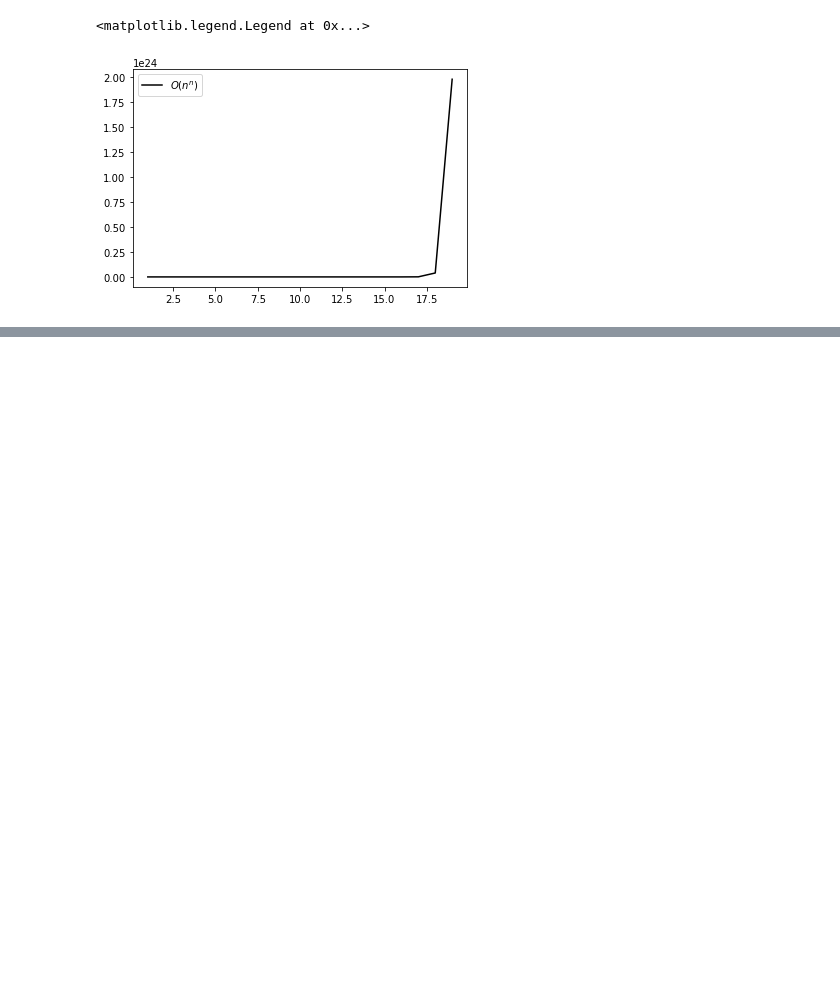
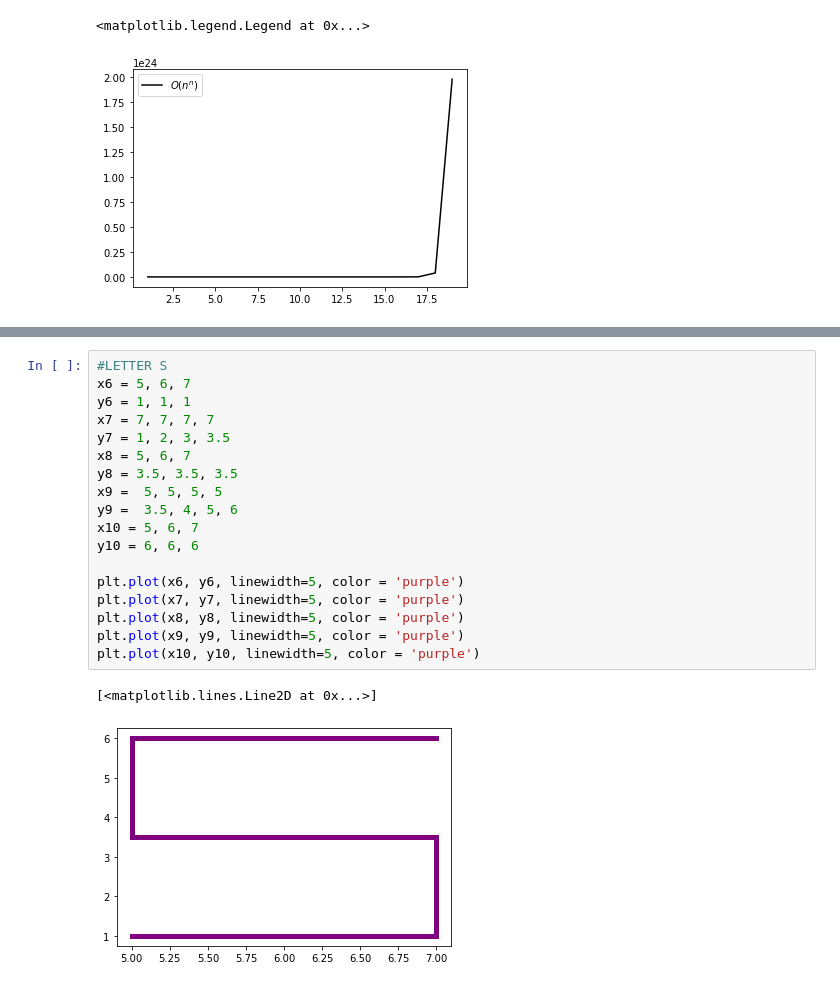
Before and after one commit to natasharivers/numpy-pandas-visualization-exercises, a Jupyter notebook: big_o_notation.ipynb, the cells around one changed output, grey strips where cells are left out. Drawn from its saved outputs; the diff is of its cells as text; blank space fills up the shorter version.

```diff
--- a/big_o_notation.ipynb
+++ b/big_o_notation.ipynb
@@ -129,0 +184,21 @@ plt.legend()
+# %%
+#LETTER S
+x6 = 5, 6, 7
+y6 = 1, 1, 1
+x7 = 7, 7, 7, 7
+y7 = 1, 2, 3, 3.5
+x8 = 5, 6, 7
+y8 = 3.5, 3.5, 3.5
+x9 =  5, 5, 5, 5
+y9 =  3.5, 4, 5, 6
+x10 = 5, 6, 7
+y10 = 6, 6, 6
+
+plt.plot(x6, y6, linewidth=5, color = 'purple')
+plt.plot(x7, y7, linewidth=5, color = 'purple')
+plt.plot(x8, y8, linewidth=5, color = 'purple')
+plt.plot(x9, y9, linewidth=5, color = 'purple')
+plt.plot(x10, y10, linewidth=5, color = 'purple')
+# %% [output]
+[<matplotlib.lines.Line2D at 0x...>]
+[figure, added]
```
Also changed, not shown: parts of 9 cells of this notebook.
